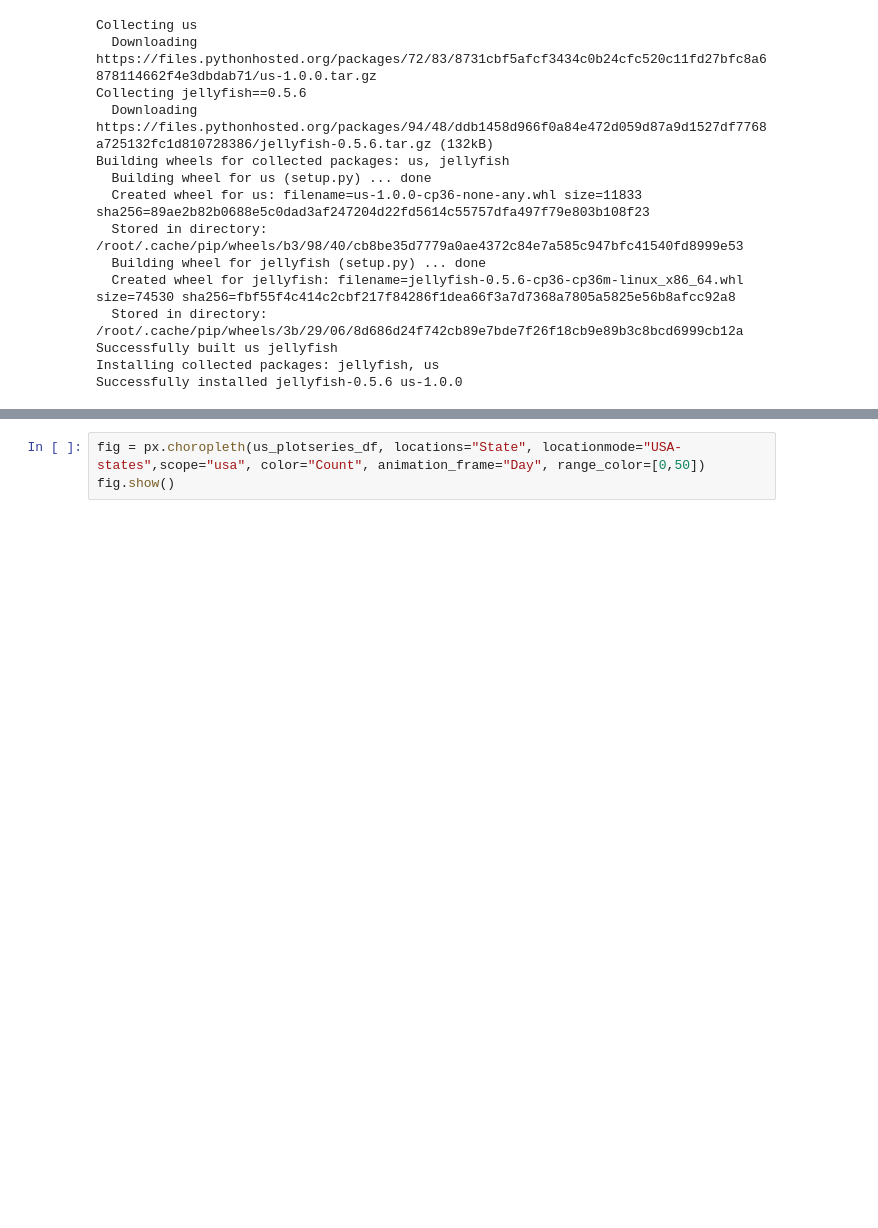
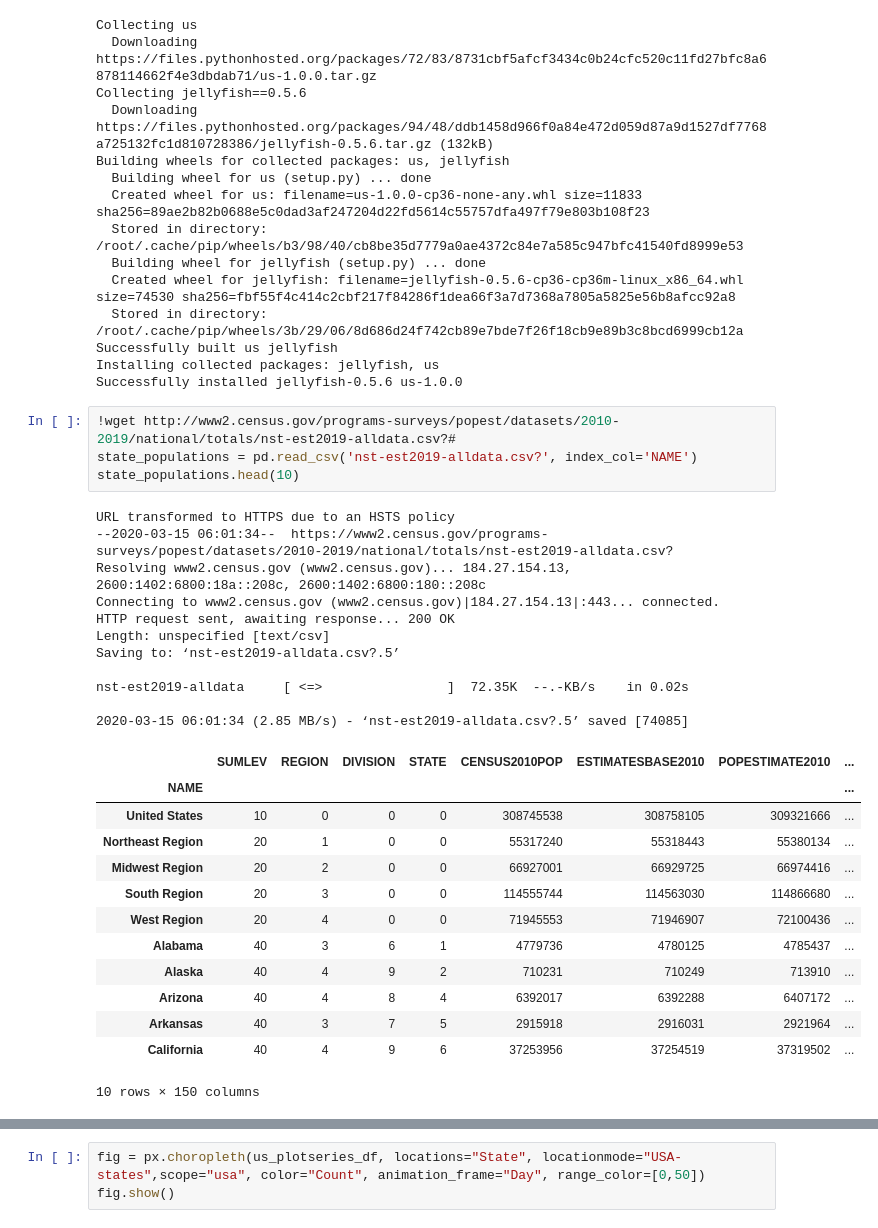
Before and after one commit to aiformankind/covid-19-hackathon, a Jupyter notebook: by_state_covid_analysis.ipynb, the cells around one changed output, grey strips where cells are left out. Cells and saved outputs as stored; diff of their text form; blank space fills up the shorter version.

Commit message:
Added population data set from us census 2019 estimate

```diff
--- a/by_state_covid_analysis.ipynb
+++ b/by_state_covid_analysis.ipynb
@@ -100,4 +100,33 @@ Building wheels for collected packages: us, jellyfish
 Successfully built us jellyfish
 Installing collected packages: jellyfish, us
 Successfully installed jellyfish-0.5.6 us-1.0.0
+# %%
+!wget http://www2.census.gov/programs-surveys/popest/datasets/2010-2019/national/totals/nst-est2019-alldata.csv?#
+state_populations = pd.read_csv('nst-est2019-alldata.csv?', index_col='NAME')
+state_populations.head(10)
+# %% [output]
+URL transformed to HTTPS due to an HSTS policy
+--2020-03-15 06:01:34--  https://www2.census.gov/programs-surveys/popest/datasets/2010-2019/national/totals/nst-est2019-alldata.csv?
+Resolving www2.census.gov (www2.census.gov)... 184.27.154.13, 2600:1402:6800:18a::208c, 2600:1402:6800:180::208c
+Connecting to www2.census.gov (www2.census.gov)|184.27.154.13|:443... connected.
+HTTP request sent, awaiting response... 200 OK
+Length: unspecified [text/csv]
+Saving to: ‘nst-est2019-alldata.csv?.5’
+
+nst-est2019-alldata     [ <=>                ]  72.35K  --.-KB/s    in 0.02s
+
+2020-03-15 06:01:34 (2.85 MB/s) - ‘nst-est2019-alldata.csv?.5’ saved [74085]
+|  | SUMLEV | REGION | DIVISION | STATE | CENSUS2010POP | ESTIMATESBASE2010 | POPESTIMATE2010 | ... |
+| NAME |  |  |  |  |  |  |  | ... |
+| United States | 10 | 0 | 0 | 0 | 308745538 | 308758105 | 309321666 | ... |
+| Northeast Region | 20 | 1 | 0 | 0 | 55317240 | 55318443 | 55380134 | ... |
+| Midwest Region | 20 | 2 | 0 | 0 | 66927001 | 66929725 | 66974416 | ... |
+| South Region | 20 | 3 | 0 | 0 | 114555744 | 114563030 | 114866680 | ... |
+| West Region | 20 | 4 | 0 | 0 | 71945553 | 71946907 | 72100436 | ... |
+| Alabama | 40 | 3 | 6 | 1 | 4779736 | 4780125 | 4785437 | ... |
+| Alaska | 40 | 4 | 9 | 2 | 710231 | 710249 | 713910 | ... |
+| Arizona | 40 | 4 | 8 | 4 | 6392017 | 6392288 | 6407172 | ... |
+| Arkansas | 40 | 3 | 7 | 5 | 2915918 | 2916031 | 2921964 | ... |
+| California | 40 | 4 | 9 | 6 | 37253956 | 37254519 | 37319502 | ... |
+10 rows × 150 columns
 # %%
```
Also changed, not shown: parts of 5 cells of this notebook.
